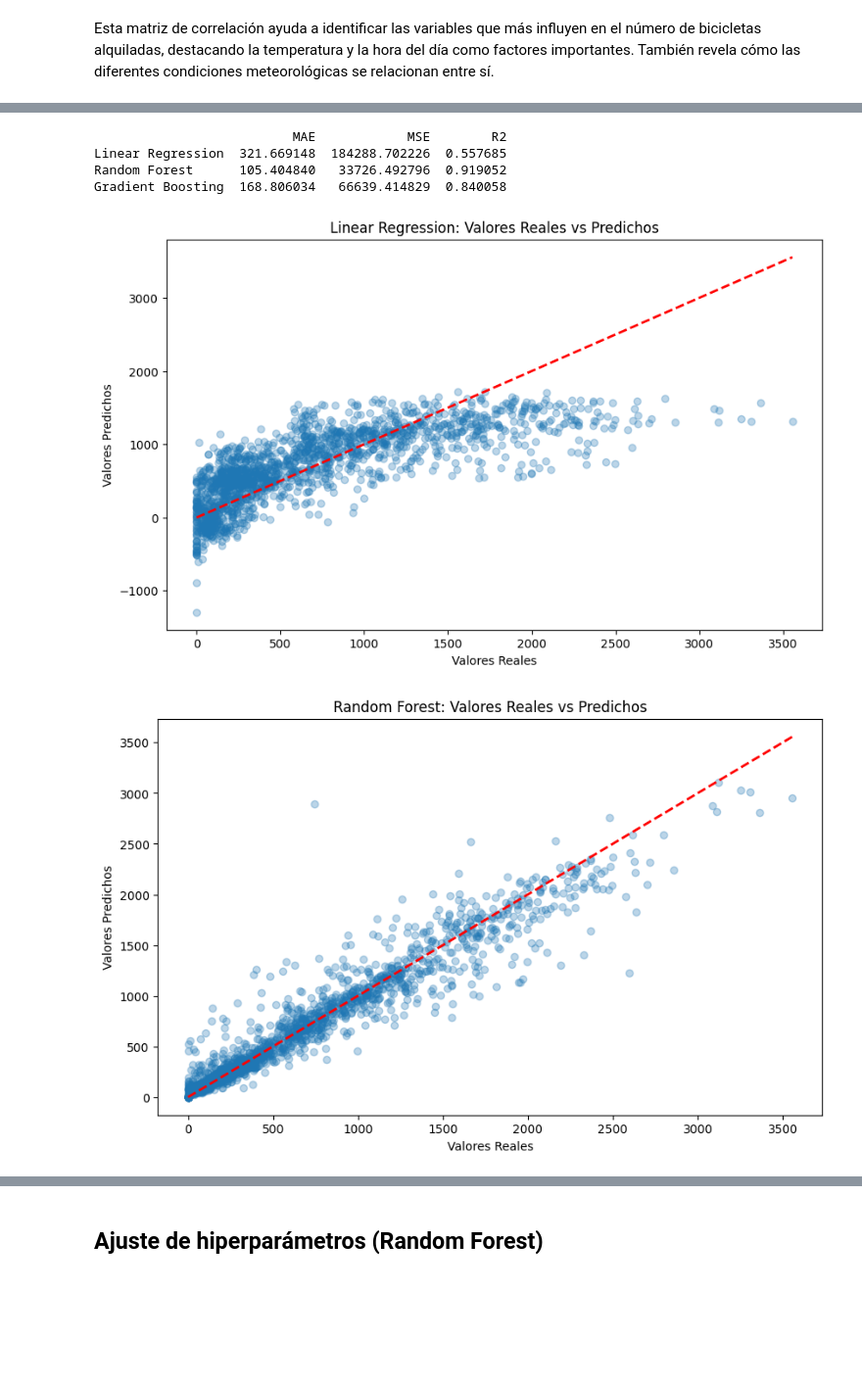
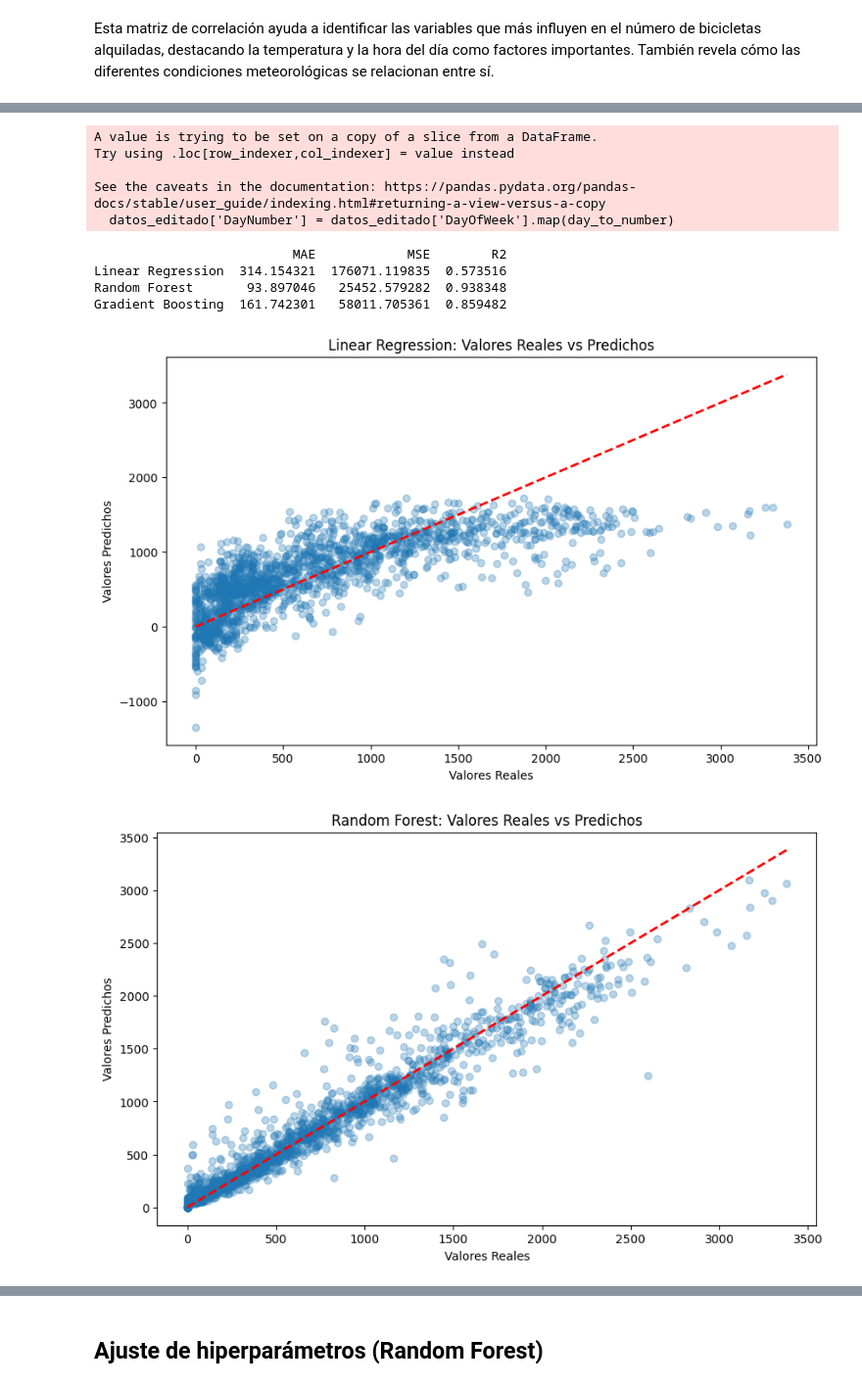
Before and after one commit to RamMonik/ProyectoFinalAnalisisyVisualizacionDatos, a Jupyter notebook: Proyecto_Final_Análisis_Datos_Grupo_1_(1).ipynb, the cells around one changed output, grey strips where cells are left out. Shown at 98% size. Drawn from its saved outputs; the diff is of its cells as text; code cells hidden in the pictures; blank space fills up the shorter version.

```diff
--- a/Proyecto_Final_Análisis_Datos_Grupo_1_(1).ipynb
+++ b/Proyecto_Final_Análisis_Datos_Grupo_1_(1).ipynb
@@ -337,0 +546,11 @@ df.head()
+# %%
+df_Regresion= datos_editado
+categorical_features = ['Seasons', 'Holiday', 'Functioning Day']
+one_hot_encoder = OneHotEncoder()
+preprocessor = ColumnTransformer(transformers=[('cat', one_hot_encoder, categorical_features)], remainder='passthrough')
+
+X =df_Regresion[['Hour', 'Temperature(Â°C)', 'Humidity(%)', 'Wind speed (m/s)', 'Visibility (10m)',
+               'Solar Radiation (MJ/m2)', 'Rainfall(mm)', 'Snowfall (cm)', 'Seasons', 'Holiday', 'Functioning Day']]
+y = df_Regresion['Rented Bike Count']
+
+X_processed = preprocessor.fit_transform(X)
@@ -337,0 +566,20 @@ df.head()
+# %%
+# Dividir los datos en conjunto de entrenamiento y de prueba
+X_train, X_test, y_train, y_test = train_test_split(X_processed, y, test_size=0.2, random_state=42)
+
+# Creo el modelo de regresión lineal y lo entreno
+model = LinearRegression()
+model.fit(X_train, y_train)
+
+# Hago predicciones en el conjunto de prueba
+y_pred = model.predict(X_test)
+
+# Graficar las predicciones frente a los valores reales
+plt.figure(figsize=(10, 6))
+plt.scatter(y_test.index, y_test, color='blue', label='Valores Reales', alpha=0.6)
+plt.scatter(y_test.index, y_pred, color='red', label='Predicciones', alpha=0.6)
+plt.title('Comparación de Valores Reales y Predicciones')
+plt.xlabel('Índice de los Datos de Prueba')
+plt.ylabel('Rented Bike Count')
+plt.legend()
+plt.show()
@@ -349,15 +650,15 @@ day_to_number = {
 }
 
 # Aplicar el mapeo al DataFrame
-df['DayNumber'] = df['DayOfWeek'].map(day_to_number)
-df = df.drop('DayOfWeek', axis=1)
+datos_editado['DayNumber'] = datos_editado['DayOfWeek'].map(day_to_number)
+datos_editado = datos_editado.drop('DayOfWeek', axis=1)
 
 # Convertir las columnas categóricas a variables dummy
-df = pd.get_dummies(df, columns=['Seasons', 'Holiday', 'Functioning Day'], drop_first=True)
+datos_editado = pd.get_dummies(datos_editado, columns=['Seasons', 'Holiday', 'Functioning Day'], drop_first=True)
 
 # Separar las características y la variable objetivo
-X = df.drop(columns=['Rented Bike Count', 'ï»¿Date'])
-y = df['Rented Bike Count']
+X = datos_editado.drop(columns=['Rented Bike Count', 'ï»¿Date'])
+y = datos_editado['Rented Bike Count']
 
 # Dividir los datos en conjuntos de entrenamiento y prueba
 X_train, X_test, y_train, y_test = train_test_split(X, y, test_size=0.2, random_state=42)
@@ -369,36 +670,41 @@ models = {
     'Gradient Boosting': GradientBoostingRegressor(random_state=42)
 }
 
 # Entrenar y evaluar cada modelo
 results = {}
 for name, model in models.items():
     model.fit(X_train, y_train)
     y_pred = model.predict(X_test)
     results[name] = {
         'MAE': mean_absolute_error(y_test, y_pred),
         'MSE': mean_squared_error(y_test, y_pred),
         'R2': r2_score(y_test, y_pred)
     }
 
 # Mostrar los resultados
 results_df = pd.DataFrame(results).T
 print(results_df)
 
 # Graficar los valores reales vs predichos
 for name, model in models.items():
     model.fit(X_train, y_train)
     y_pred = model.predict(X_test)
     plt.figure(figsize=(10, 6))
     plt.scatter(y_test, y_pred, alpha=0.3)
     plt.plot([y_test.min(), y_test.max()], [y_test.min(), y_test.max()], '--r', linewidth=2)
     plt.xlabel('Valores Reales')
     plt.ylabel('Valores Predichos')
     plt.title(f'{name}: Valores Reales vs Predichos')
     plt.show()
 # %% [output]
-                          MAE            MSE        R2
-Linear Regression  321.669148  184288.702226  0.557685
-Random Forest      105.404840   33726.492796  0.919052
-Gradient Boosting  168.806034   66639.414829  0.840058
+A value is trying to be set on a copy of a slice from a DataFrame.
+Try using .loc[row_indexer,col_indexer] = value instead
+
+See the caveats in the documentation: https://pandas.pydata.org/pandas-docs/stable/user_guide/indexing.html#returning-a-view-versus-a-copy
+  datos_editado['DayNumber'] = datos_editado['DayOfWeek'].map(day_to_number)
+                          MAE            MSE        R2
+Linear Regression  314.154321  176071.119835  0.573516
+Random Forest       93.897046   25452.579282  0.938348
+Gradient Boosting  161.742301   58011.705361  0.859482
-[figure, old version]
+[figure, new version]
-[figure, old version]
+[figure, new version]
```
Also changed, not shown: parts of 35 cells of this notebook.
